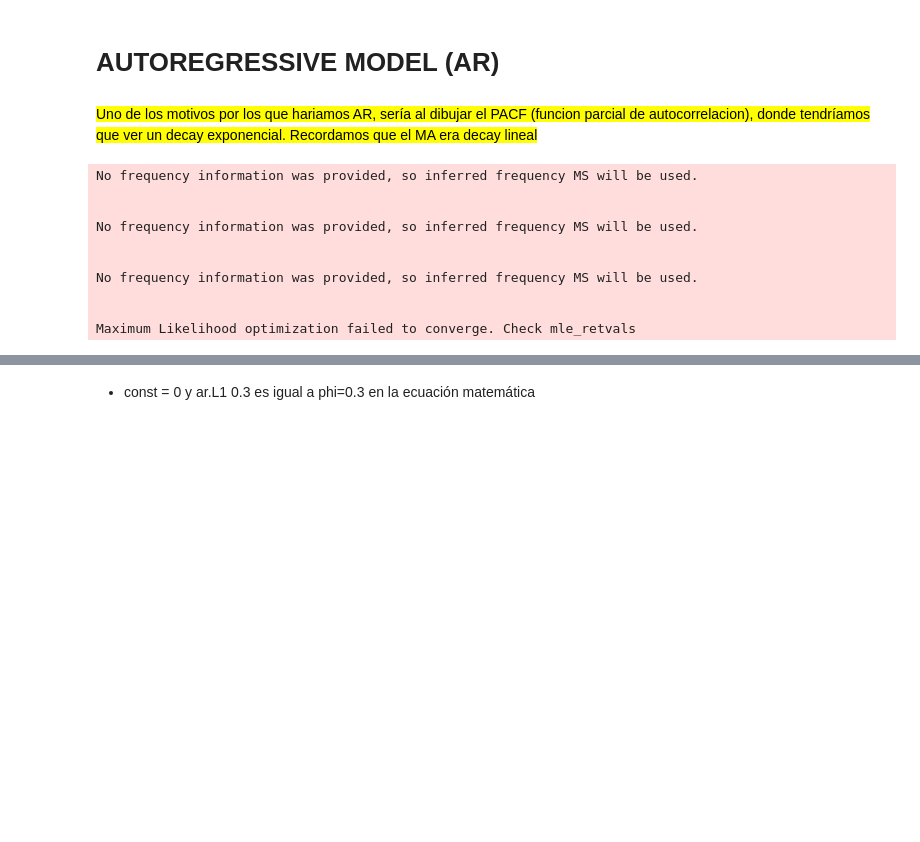
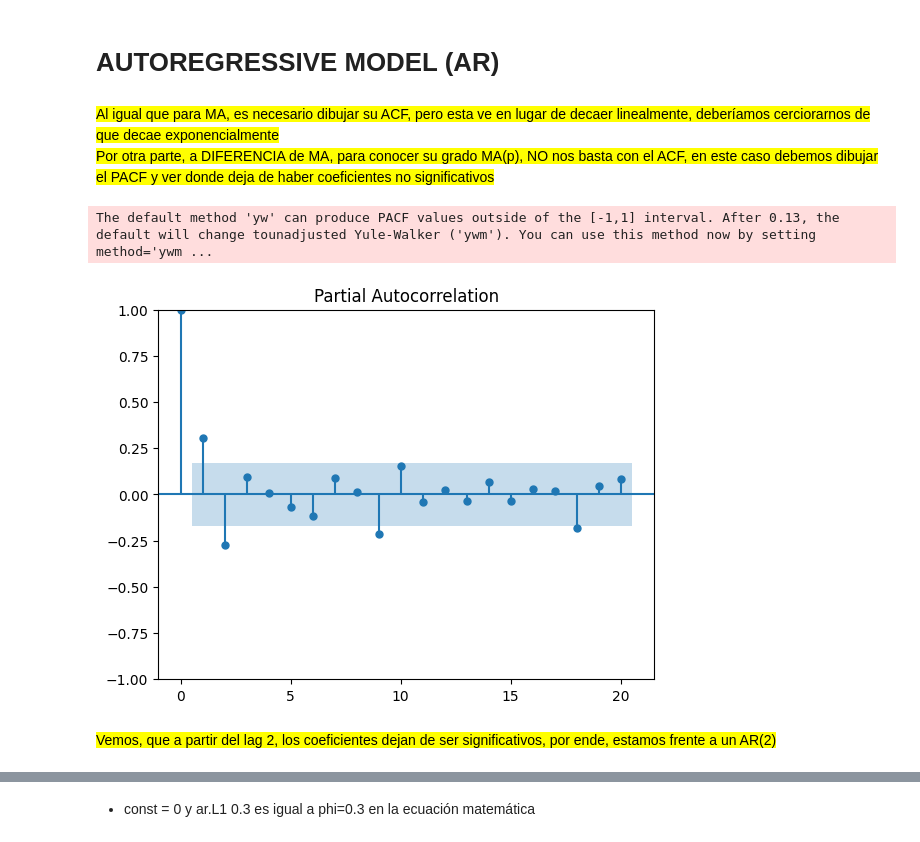
Before and after one commit to AMM93/Precios-Gasolina, a Jupyter notebook: modelos.ipynb, the cells around one changed output, grey strips where cells are left out. Cells and saved outputs as stored; diff of their text form; code cells hidden in the pictures; blank space fills up the shorter version.

Commit message:
Probamos otra forma de undiff

```diff
--- a/modelos.ipynb
+++ b/modelos.ipynb
@@ -219,25 +202,23 @@ df_total
 mae_ma = mean_absolute_error(df'')
 # %% [markdown]
 # AUTOREGRESSIVE MODEL (AR)
-# %% [markdown]
-<mark>Uno de los motivos por los que hariamos AR, sería al dibujar el PACF (funcion parcial de autocorrelacion), donde tendríamos que ver un decay exponencial. Recordamos que el MA era decay lineal</mark>
+# %% [markdown]
+<mark>Al igual que para MA, es necesario dibujar su ACF, pero esta ve en lugar de decaer linealmente, deberíamos cerciorarnos de que decae exponencialmente<br>
+Por otra parte, a DIFERENCIA de MA, para conocer su grado MA(p), NO nos basta  con el ACF, en este caso debemos dibujar el PACF y ver donde deja de haber coeficientes no significativos</mark>
+# %%
+from statsmodels.graphics.tsaplots import plot_pacf
+plot_pacf(diff_gasolina, lags=20);
+# %% [output]
+The default method 'yw' can produce PACF values outside of the [-1,1] interval. After 0.13, the default will change tounadjusted Yule-Walker ('ywm'). You can use this method now by setting method='ywm ...
+[figure, added]
+# %% [markdown]
+<mark>Vemos, que a partir del lag 2, los coeficientes dejan de ser significativos, por ende, estamos frente a un AR(2)</mark>
 # %%
-mod = ARIMA(df_diff, order=(1,0,0)) # AR(1)
+mod = ARIMA(df_diff, order=(2,0,0)) # AR(2)
 res = mod.fit()
 
 predict = res.get_prediction(start = '2023-05-01', end = '2023-12-01')
 prediction = pd.DataFrame( columns=['predicted_MA'])
-# %% [output]
-No frequency information was provided, so inferred frequency MS will be used.
-
-
-No frequency information was provided, so inferred frequency MS will be used.
-
-
-No frequency information was provided, so inferred frequency MS will be used.
-
-
-Maximum Likelihood optimization failed to converge. Check mle_retvals
 # %%
 print(res.summary())
 # %% [output]
```
Also changed, not shown: parts of 6 cells of this notebook.
